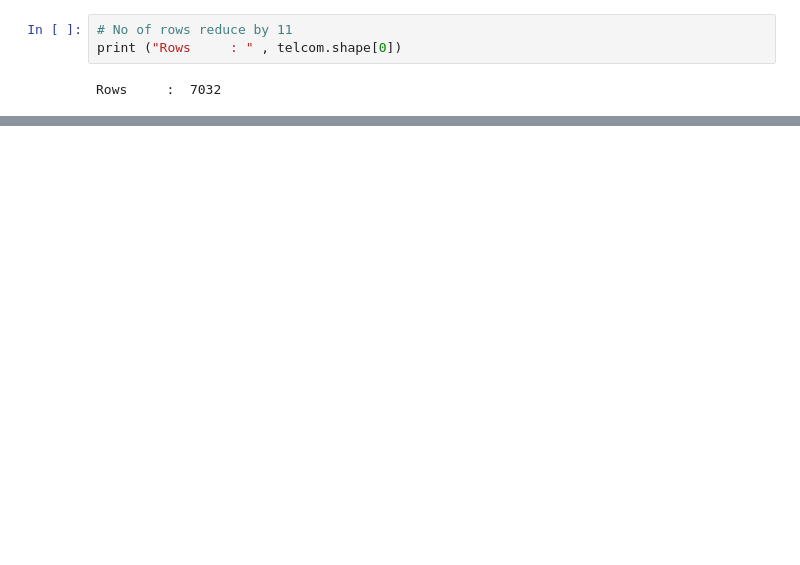
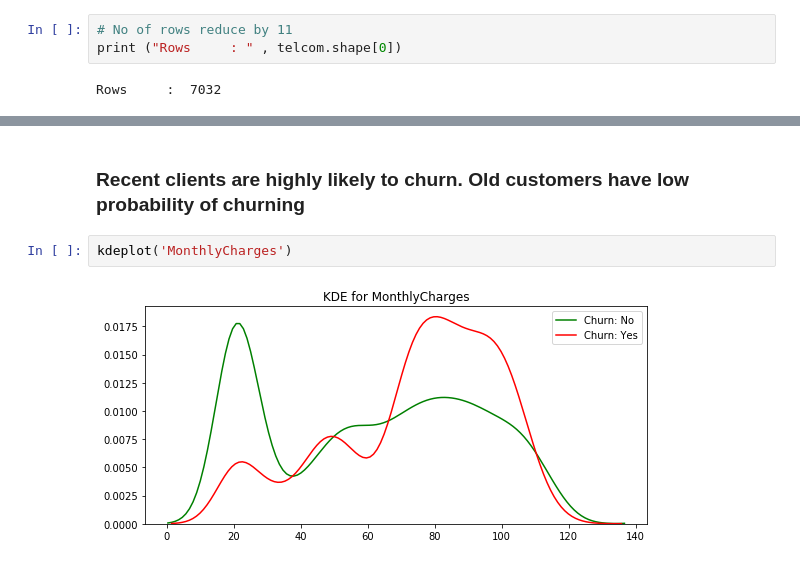
Before and after one commit to smarty1palak/Customer_Churn_Prediction, a Jupyter notebook: Data Analysis.ipynb, the cells around one changed output, grey strips where cells are left out. Drawn from its saved outputs; the diff is of its cells as text; blank space fills up the shorter version.

```diff
--- a/Data Analysis.ipynb
+++ b/Data Analysis.ipynb
@@ -161,0 +222,6 @@ df.corr()['Churn'].sort_values(ascending = False).plot(kind='bar')
+# %% [markdown]
+### Recent clients are highly likely to churn. Old customers have low probability of churning
+# %%
+kdeplot('MonthlyCharges')
+# %% [output]
+[figure, added]
```
Also changed, not shown: parts of 49 cells of this notebook.
